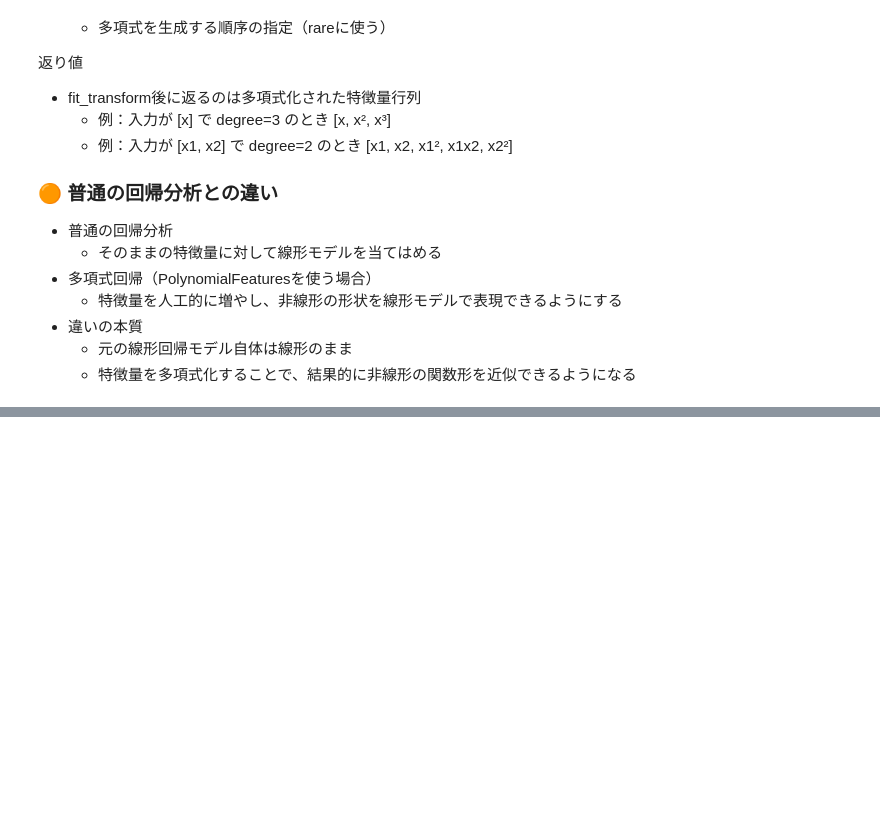
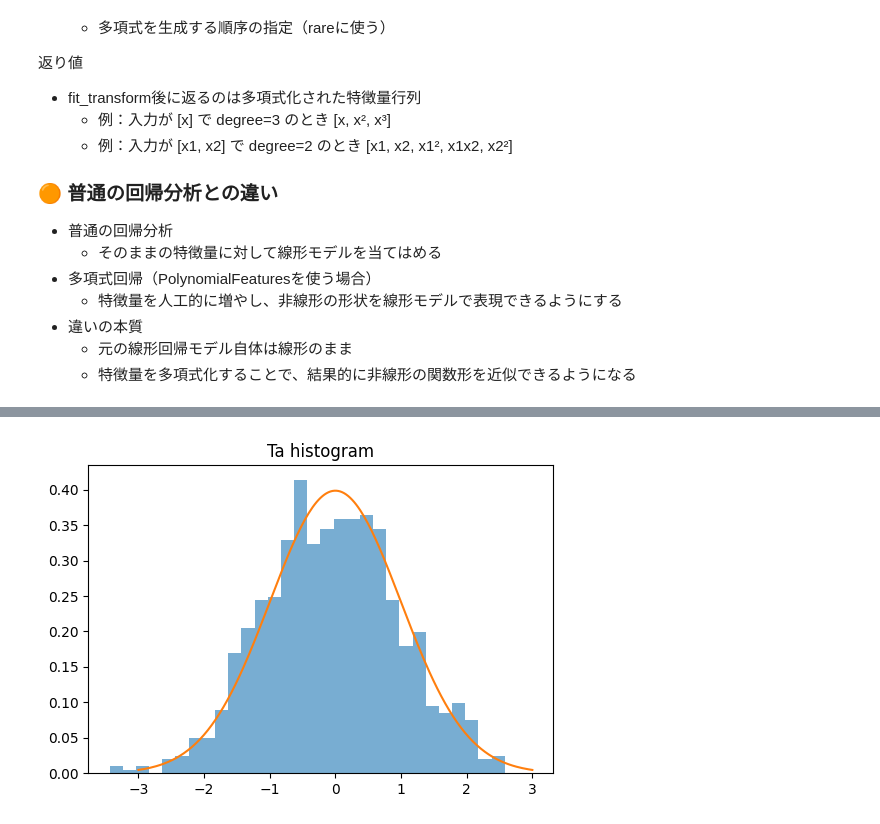
Before and after one commit to t-kuni/data-analysis-and-knowledge-discovery, a Jupyter notebook: 9.ipynb, the cells around one changed output, grey strips where cells are left out. Saved outputs shown, nothing was run; the diff lists cells and outputs as text; code cells hidden in the pictures; blank space fills up the shorter version.

```diff
--- a/9.ipynb
+++ b/9.ipynb
@@ -86,0 +114,80 @@ plt.show()
+# %%
+import numpy as np
+import matplotlib.pyplot as plt
+from scipy.stats import t, f
+
+#-----------------------------
+# パラメータ設定
+#-----------------------------
+np.random.seed(5)
+true_a = 0
+true_b = 0
+samplesize = 250
+trial = 1000
+
+x1 = np.random.rand(samplesize)
+
+sim_Ta = np.zeros(trial)
+sim_Tb = np.zeros(trial)
+sim_F  = np.zeros(trial)
+
+#-----------------------------
+# シミュレーション
+#-----------------------------
+for i in range(trial):
+    x2 = np.random.normal(0, 1, samplesize)
+    y1 = true_a * x1 + true_b + x2
+
+    # 回帰
+    X = np.vstack([np.ones(samplesize), x1]).T
+    coef = np.linalg.inv(X.T @ X) @ (X.T @ y1)
+    bhat = coef[0]
+    ahat = coef[1]
+    yhat = X @ coef
+    residuals = y1 - yhat
+
+    SX = np.sum((x1 - x1.mean())**2)
+    SR = np.sum((yhat - y1.mean())**2)
+    ST = np.sum(residuals**2)
+
+    MSR = SR / 1
+    MST = ST / (samplesize - 2)
+    sim_F[i] = MSR / MST
+
+    sigmahat = np.sqrt(ST / (samplesize - 2))
+    sigma_a = sigmahat / np.sqrt(SX)
+    sigma_b = sigmahat * np.sqrt(1/samplesize + (x1.mean()**2)/SX)
+
+    sim_Ta[i] = (ahat - true_a) / sigma_a
+    sim_Tb[i] = (bhat - true_b) / sigma_b
+
+#-----------------------------
+# Ta のヒストグラム
+#-----------------------------
+plt.figure(figsize=(6,4))
+plt.hist(sim_Ta, bins=30, density=True, alpha=0.6)
+x = np.linspace(-3,3,200)
+plt.plot(x, t.pdf(x, df=samplesize-2))
+plt.title("Ta histogram")
+plt.show()
+
+#-----------------------------
+# Tb のヒストグラム
+#-----------------------------
+plt.figure(figsize=(6,4))
+plt.hist(sim_Tb, bins=30, density=True, alpha=0.6)
+plt.plot(x, t.pdf(x, df=samplesize-2))
+plt.title("Tb histogram")
+plt.show()
+
+#-----------------------------
+# F のヒストグラム
+#-----------------------------
+plt.figure(figsize=(6,4))
+plt.hist(sim_F, bins=30, density=True, alpha=0.6)
+x_F = np.linspace(0,10,200)
+plt.plot(x_F, f.pdf(x_F, dfn=1, dfd=samplesize-2))
+plt.title("F histogram")
+plt.show()
+# %% [output]
+[figure, added]
```
Also changed, not shown: parts of 2 cells of this notebook.
